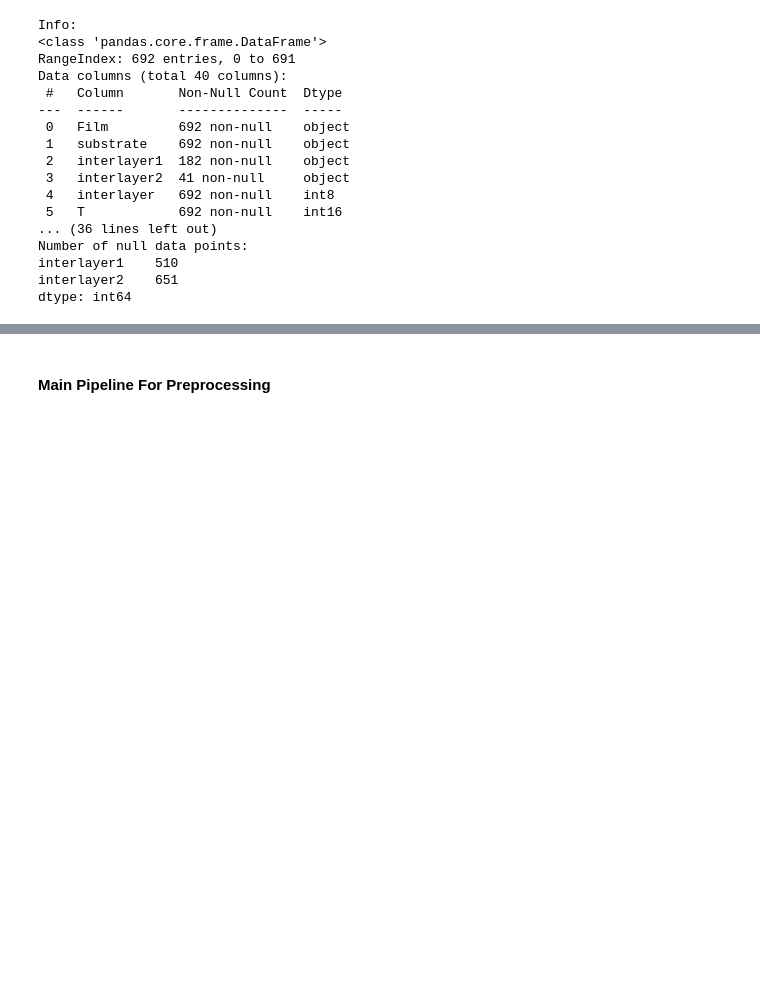
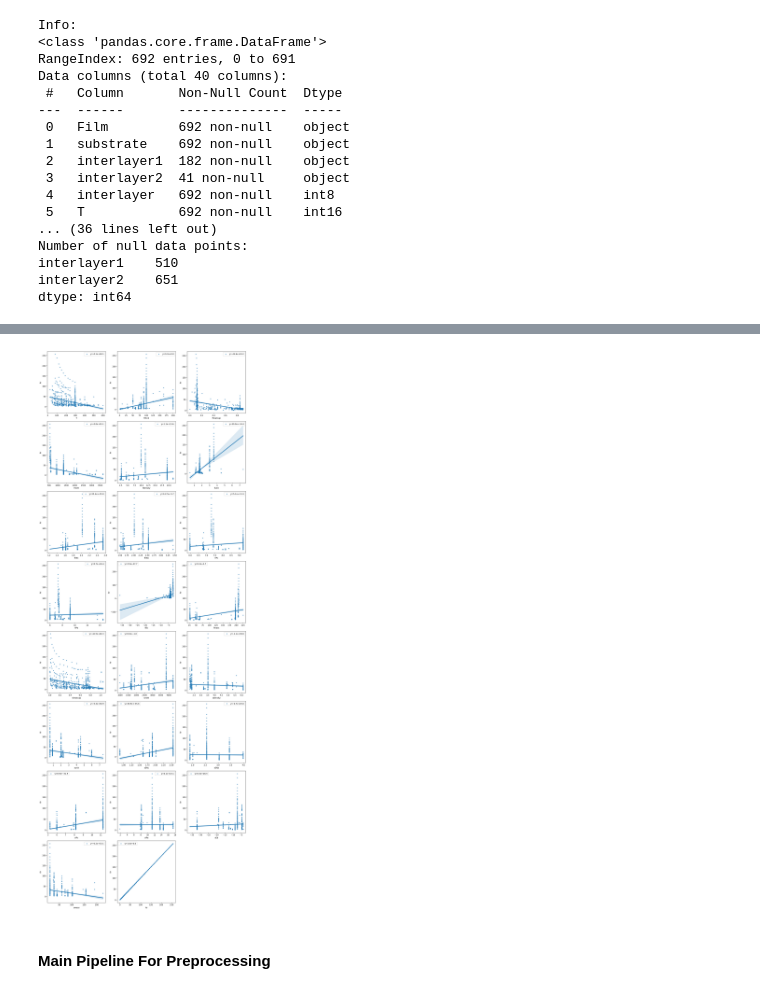
Before and after one commit to ariahosseini/TradML, a Jupyter notebook: ML_Interfacial_Thermal_Resistance.ipynb, the cells around one changed output, grey strips where cells are left out. Cells and saved outputs as stored; diff of their text form; code cells hidden in the pictures; blank space fills up the shorter version.

```diff
--- a/ML_Interfacial_Thermal_Resistance.ipynb
+++ b/ML_Interfacial_Thermal_Resistance.ipynb
@@ -167,5 +187,7 @@ categorical_col = [col for col in cols if col not in numerical_cols]
 # %%
-# plot_regs(df=df, cts_vars=numerical_cols , response="itr", num_cols=3, dot_size=10, line_width=3)
+plot_regs(df=df, cts_vars=numerical_cols , response="itr", num_cols=3, dot_size=10, line_width=3)
+# %% [output]
+[figure, added]
 # %% [markdown]
 #### Main Pipeline For Preprocessing
 # %%
```
Also changed, not shown: parts of 17 cells of this notebook.
